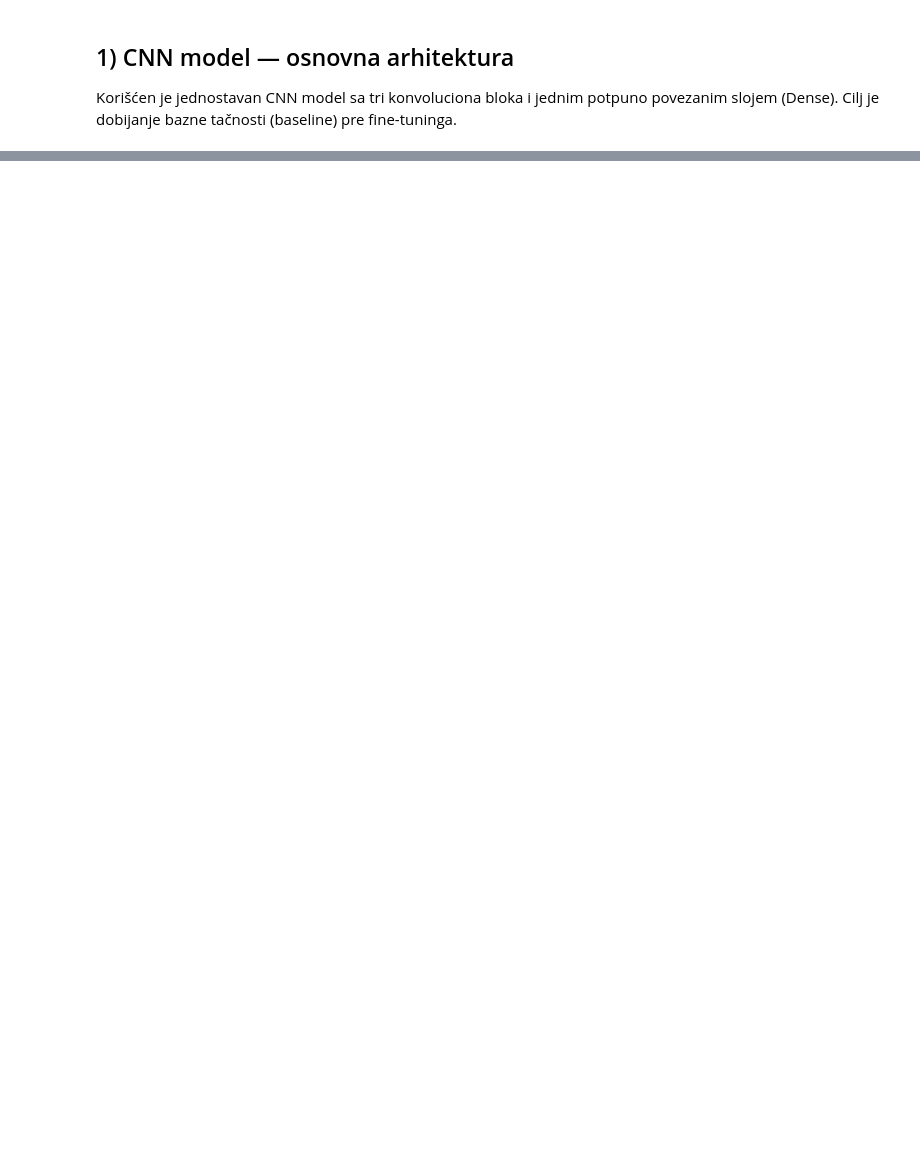
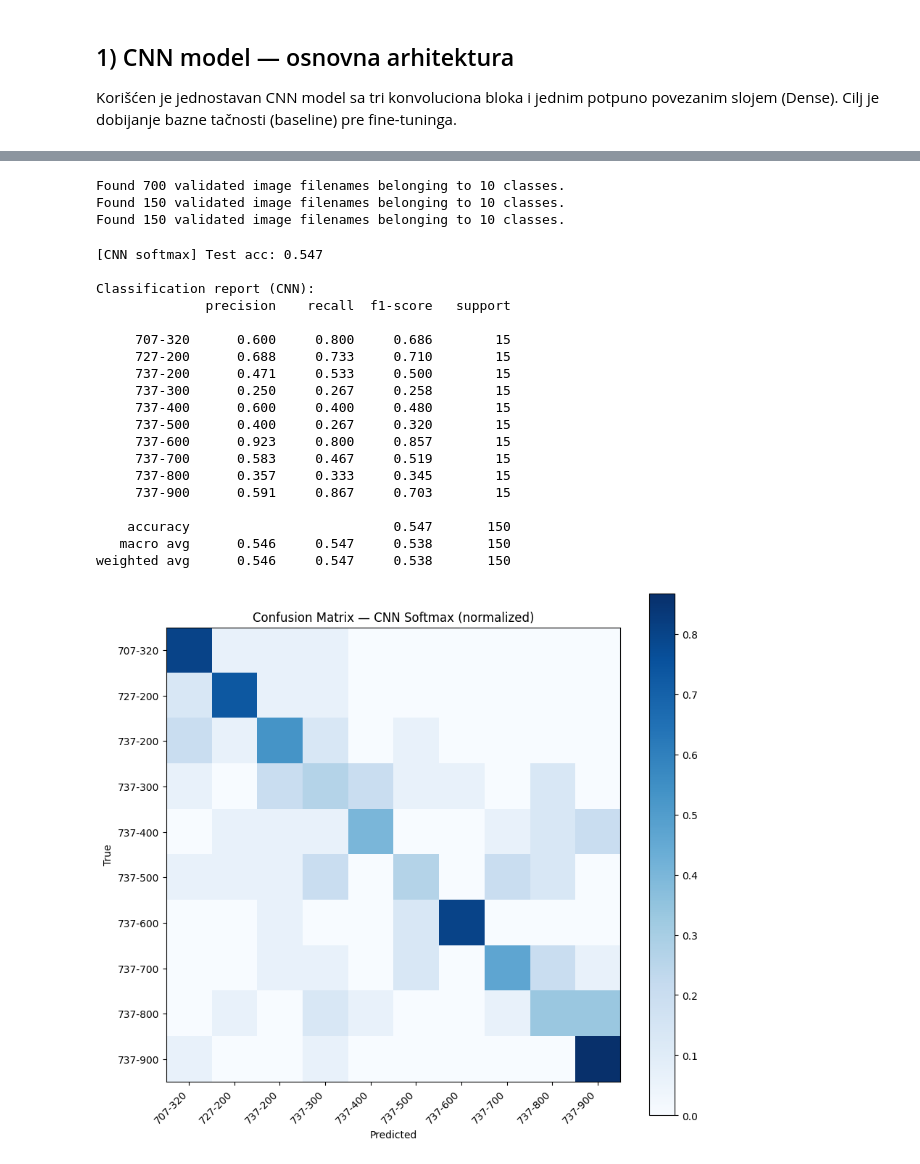
Before and after one commit to emilijasimic1510/ori_projekat, a Jupyter notebook: notebooks/02_CNN_Training.ipynb, the cells around one changed output, grey strips where cells are left out. Saved outputs shown, nothing was run; the diff lists cells and outputs as text; code cells hidden in the pictures; blank space fills up the shorter version.

```diff
--- a/notebooks/02_CNN_Training.ipynb
+++ b/notebooks/02_CNN_Training.ipynb
@@ -179,0 +488,69 @@ Ovaj model će se koristiti u sledećoj fazi — ekstrakciji karakteristika i SV
+# %%
+from tensorflow.keras.preprocessing.image import ImageDataGenerator
+from tensorflow.keras.applications.mobilenet_v2 import preprocess_input
+
+gen = ImageDataGenerator(preprocessing_function=preprocess_input)
+
+def make_flow(df, shuffle):
+    return gen.flow_from_dataframe(
+        dataframe=df, x_col="filepath", y_col="label",
+        target_size=IMG_SIZE, class_mode="categorical",
+        batch_size=BATCH, shuffle=shuffle, classes=class_names
+    )
+
+train_flow = make_flow(train_df, True)
+val_flow   = make_flow(val_df, False)
+test_flow  = make_flow(test_df, False)
+# %% [output]
+Found 700 validated image filenames belonging to 10 classes.
+Found 150 validated image filenames belonging to 10 classes.
+Found 150 validated image filenames belonging to 10 classes.
+# %%
+import matplotlib.pyplot as plt
+from sklearn.metrics import classification_report, confusion_matrix
+import numpy as np
+
+# test acc
+test_loss, test_acc = cnn.evaluate(test_flow, verbose=0)
+print(f"[CNN softmax] Test acc: {test_acc:.3f}")
+
+# predikcije
+y_true = test_flow.classes
+y_prob = cnn.predict(test_flow, verbose=0)
+y_pred = np.argmax(y_prob, axis=1)
+
+print("\nClassification report (CNN):")
+print(classification_report(y_true, y_pred, target_names=class_names, digits=3))
+
+# konfuzija (normalized by true class)
+cm = confusion_matrix(y_true, y_pred, normalize="true")
+
+plt.figure(figsize=(9,8))
+plt.imshow(cm, cmap="Blues")
+plt.title("Confusion Matrix — CNN Softmax (normalized)")
+plt.colorbar()
+plt.xticks(range(N_CLASSES), class_names, rotation=45, ha="right")
+plt.yticks(range(N_CLASSES), class_names)
+plt.xlabel("Predicted"); plt.ylabel("True")
+plt.tight_layout(); plt.show()
+# %% [output]
+[CNN softmax] Test acc: 0.547
+
+Classification report (CNN):
+              precision    recall  f1-score   support
+
+     707-320      0.600     0.800     0.686        15
+     727-200      0.688     0.733     0.710        15
+     737-200      0.471     0.533     0.500        15
+     737-300      0.250     0.267     0.258        15
+     737-400      0.600     0.400     0.480        15
+     737-500      0.400     0.267     0.320        15
+     737-600      0.923     0.800     0.857        15
+     737-700      0.583     0.467     0.519        15
+     737-800      0.357     0.333     0.345        15
+     737-900      0.591     0.867     0.703        15
+
+    accuracy                          0.547       150
+   macro avg      0.546     0.547     0.538       150
+weighted avg      0.546     0.547     0.538       150
+[figure, added]
```
Also changed, not shown: parts of 25 cells of this notebook, 1 other file.
